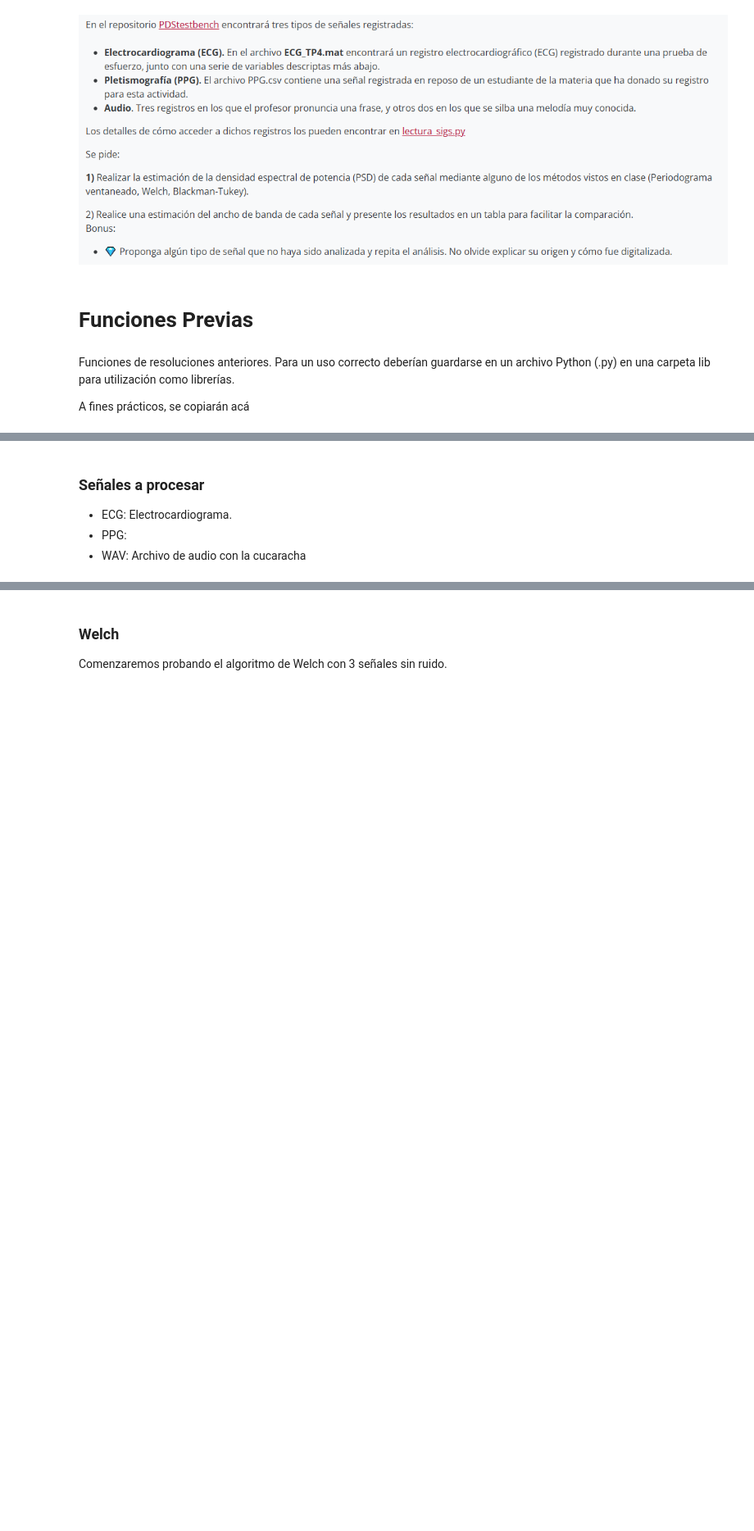
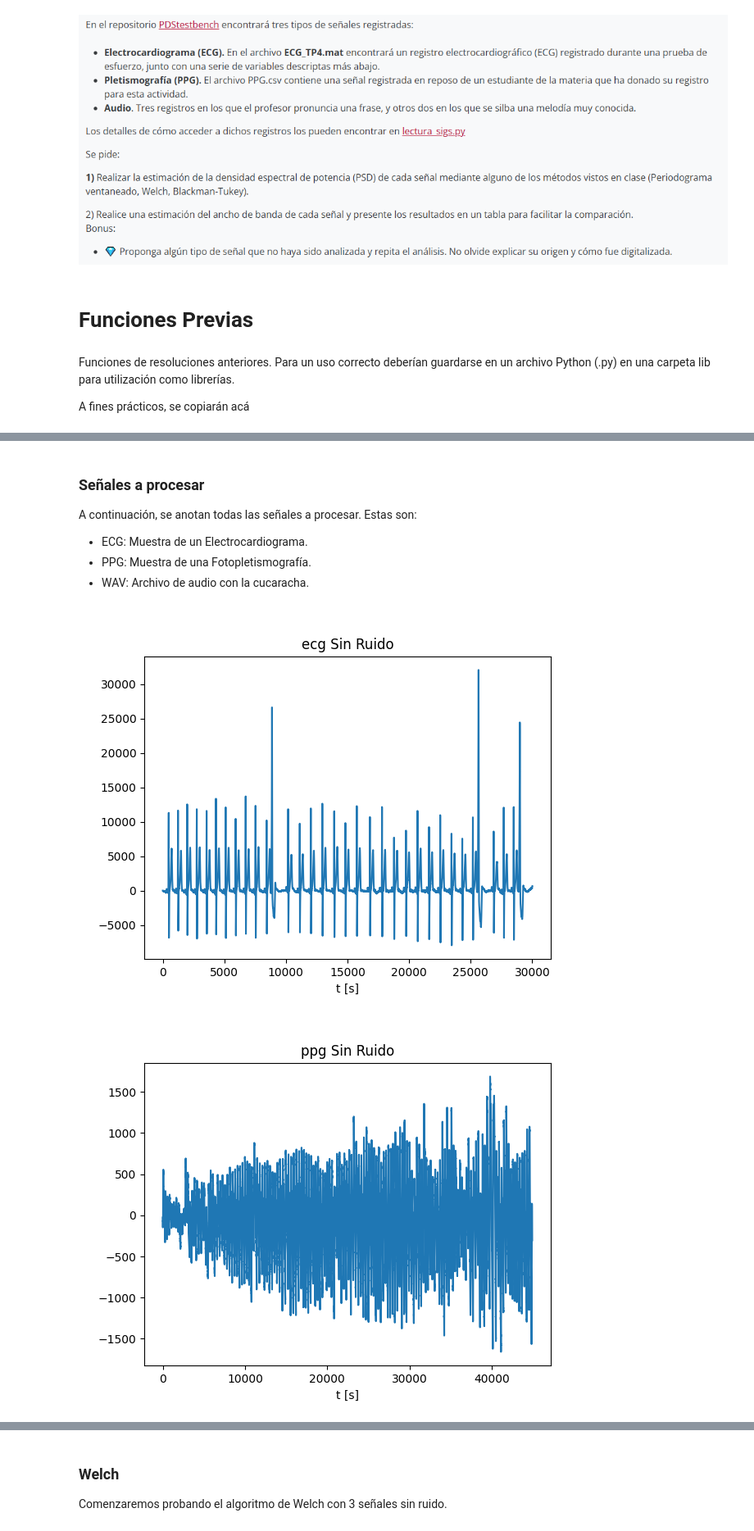
Before and after one commit to agustin-d-martinez/Procesamiento-Digital-de-Se-ales---2026, a Jupyter notebook: TS6/TS6.ipynb, the cells around one changed output, grey strips where cells are left out. Shown at 82% size. Drawn from its saved outputs; the diff is of its cells as text; code cells hidden in the pictures; blank space fills up the shorter version.

```diff
--- a/TS6/TS6.ipynb
+++ b/TS6/TS6.ipynb
@@ -135,5 +137,7 @@ def freq_axis(xx: np.ndarray, fs: float) -> np.ndarray:
 # %% [markdown]
 ### Señales a procesar
-* ECG: Electrocardiograma.
-* PPG:
-* WAV: Archivo de audio con la cucaracha
+A continuación, se anotan todas las señales a procesar. Estas son:
+
+* ECG: Muestra de un Electrocardiograma.
+* PPG: Muestra de una Fotopletismografía.
+* WAV: Archivo de audio con la cucaracha.
@@ -140,32 +154,32 @@ def freq_axis(xx: np.ndarray, fs: float) -> np.ndarray:
 # %%
-import scipy.io as sio
-from scipy import signal as sig
-import matplotlib.pyplot as plt
-%matplotlib qt
+####### Señales
 
-####### Señales
+## Electrocardiograma
 fs_ecg = 1000 # Hz
-ecg = np.load(r'E:\Agustin\Escritorio\Procesamiento-Digital-de-Se-ales---2026\TS6\ecg_sin_ruido.npy')
+ecg_data = np.load(r'E:\Agustin\Escritorio\Procesamiento-Digital-de-Se-ales---2026\TS6\ecg_sin_ruido.npy')
 
+## Fotopletismografía
 fs_ppg = 400 # Hz
-ppg = np.load(r'E:\Agustin\Escritorio\Procesamiento-Digital-de-Se-ales---2026\TS6\ppg_sin_ruido.npy')
+ppg_data = np.load(r'E:\Agustin\Escritorio\Procesamiento-Digital-de-Se-ales---2026\TS6\ppg_sin_ruido.npy')
 
-fs_audio, wav_data = sio.wavfile.read(r'E:\Agustin\Escritorio\Procesamiento-Digital-de-Se-ales---2026\TS6\la cucaracha.wav')
+## Audio
+fs_wav, wav_data = sio.wavfile.read(r'E:\Agustin\Escritorio\Procesamiento-Digital-de-Se-ales---2026\TS6\la cucaracha.wav')
+
+## Lista completa
+signals = {
+    "ecg": {"fs": fs_ecg, "data": ecg_data },
+    "ppg": {"fs": fs_ppg, "data": ppg_data },
+    "wav": {"fs": fs_wav, "data": wav_data }
+}
 # %%
-plt.figure()
-plt.plot(ecg)
-plt.xlabel("t [s]")
-plt.title("ECG Sin Ruido")
-plt.show()
+## Gráfico temporal de las señales
 
-plt.figure()
-plt.plot(ppg)
-plt.title("PPG Sin Ruido")
-plt.xlabel("t [s]")
-plt.show()
-
-plt.figure()
-plt.plot(wav_data)
-plt.xlabel("t [s]")
-plt.title("WAV (La cucaracha)")
-plt.show()
+for name, signal in signals.items():
+    plt.figure()
+    plt.plot(signal["data"])
+    plt.xlabel("t [s]")
+    plt.title(f"{name} Sin Ruido")
+    plt.show()
+# %% [output]
+[figure, added]
+[figure, added]
```
Also changed, not shown: parts of 37 cells of this notebook, 2 other files.
